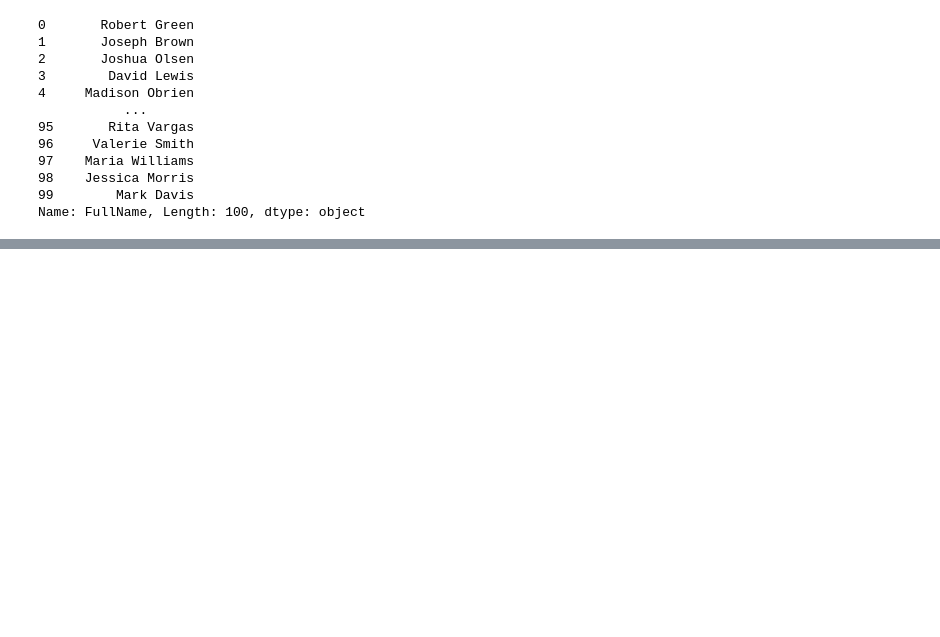
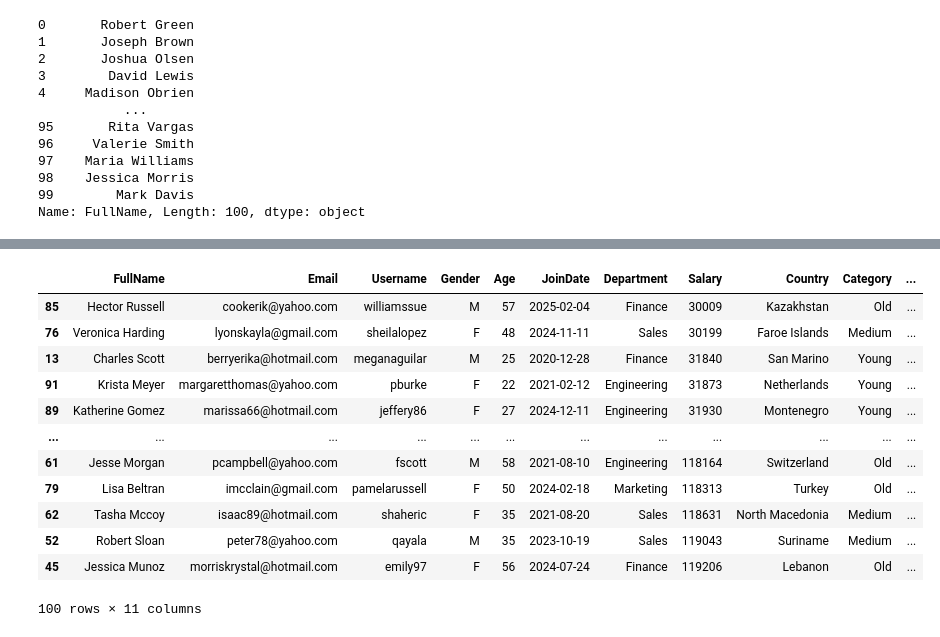
Before and after one commit to prasad-hp/Data_Analysis_Practice, a Jupyter notebook: dataframe.ipynb, the cells around one changed output, grey strips where cells are left out. Cells and saved outputs as stored; diff of their text form; code cells hidden in the pictures; blank space fills up the shorter version.

```diff
--- a/dataframe.ipynb
+++ b/dataframe.ipynb
@@ -473,0 +544,16 @@ Name: FullName, Length: 100, dtype: object
+# %%
+df.sort_values(by="Salary Rank", ascending=False)
+# %% [output]
+|  | FullName | Email | Username | Gender | Age | JoinDate | Department | Salary | Country | Category | ... |
+| 85 | Hector Russell | cookerik@yahoo.com | williamssue | M | 57 | 2025-02-04 | Finance | 30009 | Kazakhstan | Old | ... |
+| 76 | Veronica Harding | lyonskayla@gmail.com | sheilalopez | F | 48 | 2024-11-11 | Sales | 30199 | Faroe Islands | Medium | ... |
+| 13 | Charles Scott | berryerika@hotmail.com | meganaguilar | M | 25 | 2020-12-28 | Finance | 31840 | San Marino | Young | ... |
+| 91 | Krista Meyer | margaretthomas@yahoo.com | pburke | F | 22 | 2021-02-12 | Engineering | 31873 | Netherlands | Young | ... |
+| 89 | Katherine Gomez | marissa66@hotmail.com | jeffery86 | F | 27 | 2024-12-11 | Engineering | 31930 | Montenegro | Young | ... |
+| ... | ... | ... | ... | ... | ... | ... | ... | ... | ... | ... | ... |
+| 61 | Jesse Morgan | pcampbell@yahoo.com | fscott | M | 58 | 2021-08-10 | Engineering | 118164 | Switzerland | Old | ... |
+| 79 | Lisa Beltran | imcclain@gmail.com | pamelarussell | F | 50 | 2024-02-18 | Marketing | 118313 | Turkey | Old | ... |
+| 62 | Tasha Mccoy | isaac89@hotmail.com | shaheric | F | 35 | 2021-08-20 | Sales | 118631 | North Macedonia | Medium | ... |
+| 52 | Robert Sloan | peter78@yahoo.com | qayala | M | 35 | 2023-10-19 | Sales | 119043 | Suriname | Medium | ... |
+| 45 | Jessica Munoz | morriskrystal@hotmail.com | emily97 | F | 56 | 2024-07-24 | Finance | 119206 | Lebanon | Old | ... |
+100 rows × 11 columns
```
Also changed, not shown: parts of 9 cells of this notebook, 4 other files.
